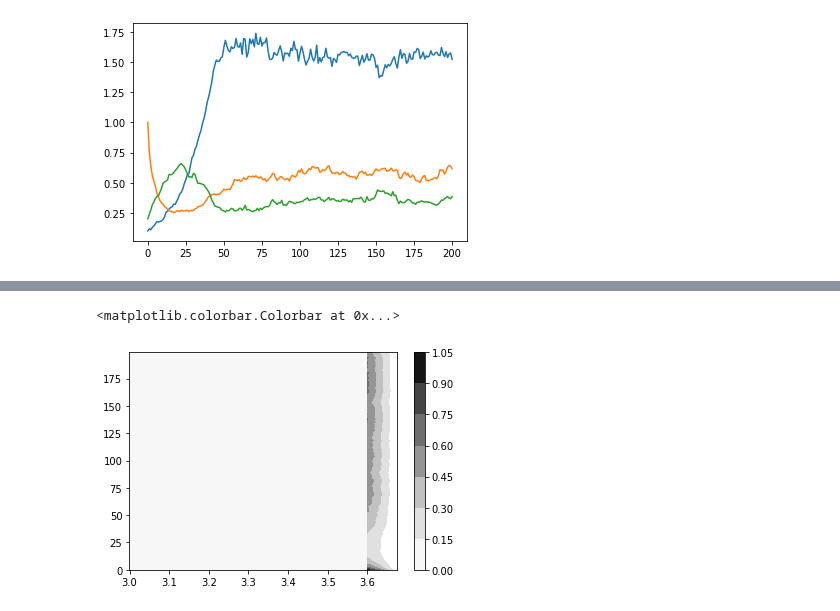
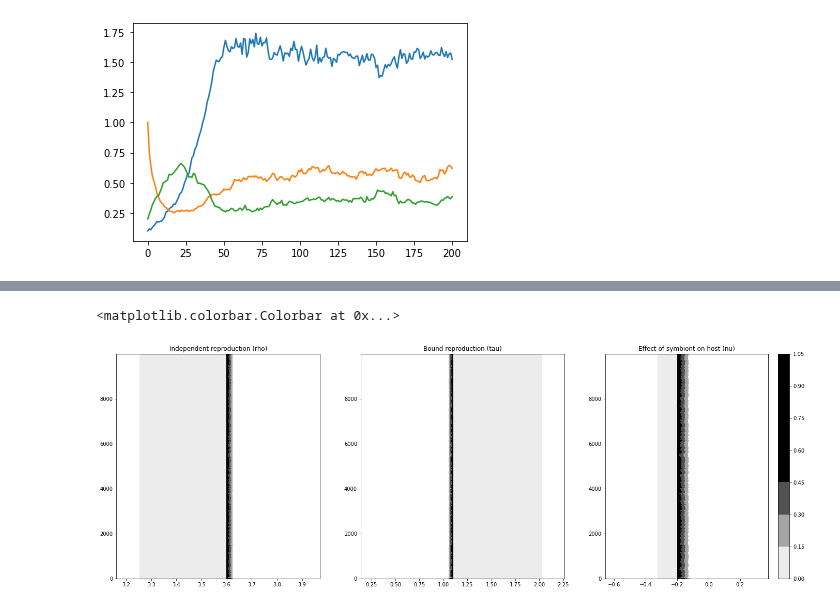
Before and after one commit to linh-phuong/symbiosis_3D_tradeoff, a Jupyter notebook: symbiosis_3D_tradeoff.ipynb, the cells around one changed output, grey strips where cells are left out. Drawn from its saved outputs; the diff is of its cells as text; code cells hidden in the pictures.

Commit message:
tau leap simulations and plot

```diff
--- a/symbiosis_3D_tradeoff.ipynb
+++ b/symbiosis_3D_tradeoff.ipynb
@@ -251,8 +251,8 @@ cg_evo_1 =  Config(dict(eta = 1., g = 0.312, mu = 1.4, alpha = 1.2, gamma = 1.23
 # %%
 np.random.seed(1)
 V = 5000
-dyn_stoc_1 = tau_leap_symbiosis_mutation(pop_init = init * V, Tmax = 200, dt = 0.1, cg = cg_evo, V = V,
-                                         trait_init = np.array([3.6, -0.2]), sigma_rho = 0.5, sigma_nu = 0.1,
+dyn_stoc_1 = tau_leap_symbiosis_mutation(pop_init = init * V, Tmax = 10000, dt = 0.1, cg = cg_evo, V = V,
+                                         trait_init = np.array([3.6, -0.2]), sigma_rho = 0.2, sigma_nu = 0.2,
                                          mutant_rate = 0.0001)
 # %%
 dyn_stoc_arr_1 = turn_raw_dat_to_arrays(dyn_stoc_1)
@@ -263,7 +263,16 @@ dyn_stoc_arr_1["rho_mesh"].shape, dyn_stoc_arr_1["time_mesh"].shape, dyn_stoc_ar
 # %%
-plt.contourf(dyn_stoc_arr_1["rho_mesh"], dyn_stoc_arr_1["time_mesh"],
-             dyn_stoc_arr_1["x_A"]/V, cmap = "Greys")
-plt.colorbar()
+vmax = 0.5
+fig, axes = plt.subplots(nrows = 1, ncols = 3, figsize = (24, 8))
+axes[0].contourf(dyn_stoc_arr_1["rho_mesh"], dyn_stoc_arr_1["time_mesh"],
+             dyn_stoc_arr_1["x_A"]/V, cmap = "Greys", vmin = 0, vmax = vmax)
+axes[0].set_title("Independent reproduction (rho)")
+axes[1].contourf(dyn_stoc_arr_1["tau_mesh"], dyn_stoc_arr_1["time_mesh"],
+             dyn_stoc_arr_1["x_A"]/V, cmap = "Greys", vmin = 0, vmax = vmax)
+axes[1].set_title("Bound reproduction (tau)")
+p = axes[2].contourf(dyn_stoc_arr_1["nu_mesh"], dyn_stoc_arr_1["time_mesh"],
+             dyn_stoc_arr_1["x_A"]/V, cmap = "Greys", vmin = 0, vmax = vmax)
+axes[2].set_title("Effect of symbiont on host (nu)")
+plt.colorbar(p)
 # %% [output]
 <matplotlib.colorbar.Colorbar at 0x...>
-[figure, old version]
+[figure, new version]
```
Also changed, not shown: parts of 7 cells of this notebook.
